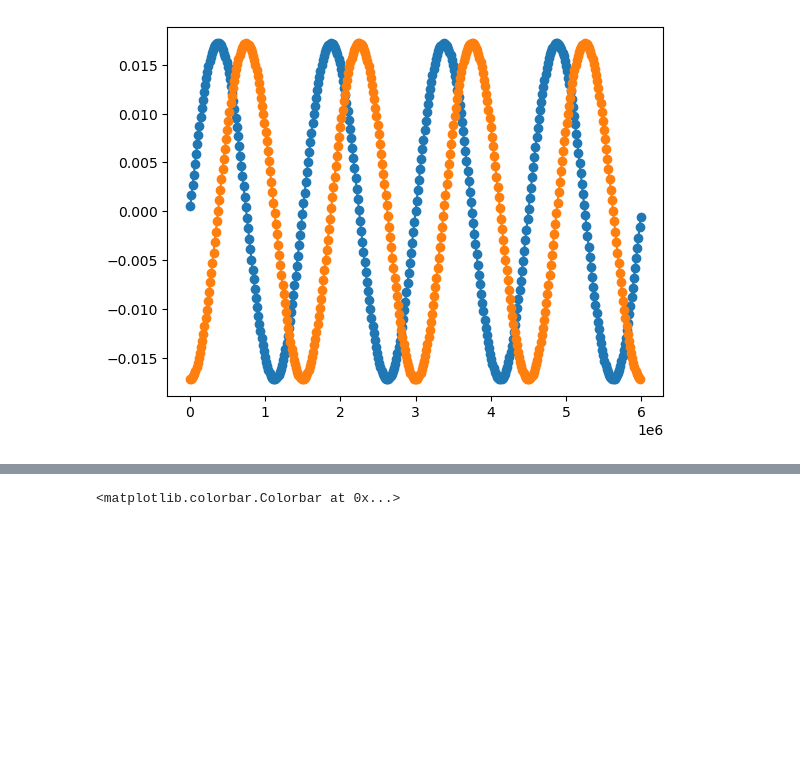
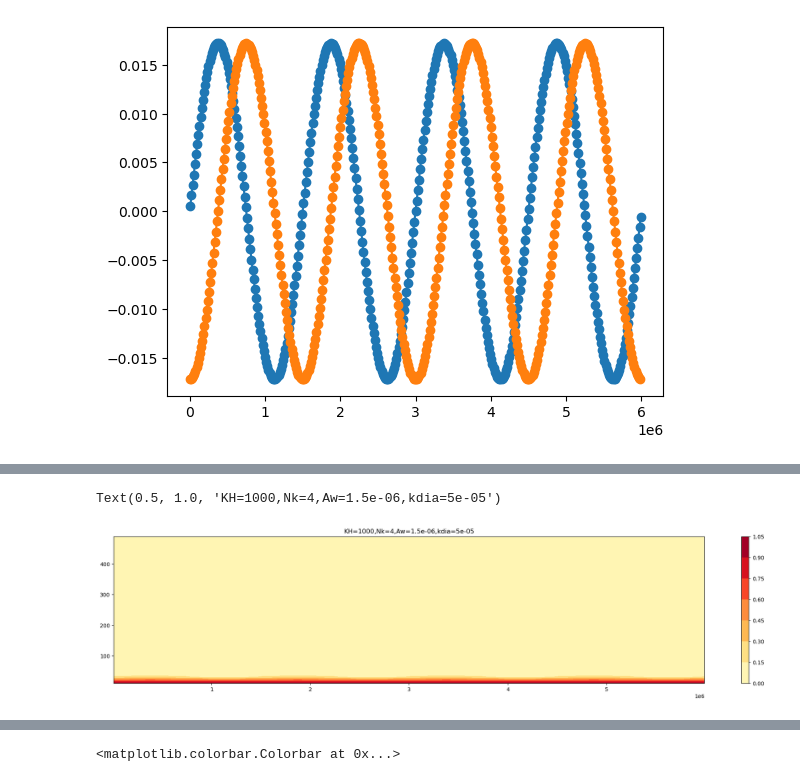
Before and after one commit to anthony-meza/test_age_framework, a Jupyter notebook: shear_dispersion.ipynb, the cells around one changed output, grey strips where cells are left out. Drawn from its saved outputs; the diff is of its cells as text; code cells hidden in the pictures; blank space fills up the shorter version.

```diff
--- a/shear_dispersion.ipynb
+++ b/shear_dispersion.ipynb
@@ -142,0 +159,79 @@ Text(0.5, 1.0, 'KH=1000,Nk=4,Aw=1.5e-06,kdia=5e-05')
+# %%
+Nyt=Ny-1
+Nzt=Nz-1
+v_basin_grid=v2d
+w_basin_grid=w2d
+
+kdia=5e-5
+kiso=1000
+
+#dt=86400*10#s
+#T=31104000*300#00#31104000*5000 #years->second
+dt=8640*2
+T0=86400*10
+T=T0
+Nt=T//dt
+#Nt=40000
+kiso=1000#-500#m2/s
+#kv=kv0
+#kdia=0
+tracer=np.zeros([Nyt,Nzt])
+tracer[:,0]=tracer[:,0]+1
+#tracer[0,:]=np.linspace(0,400*31104000,Nz)
+tracer_source=np.ones([Nyt,Nzt])*0
+tracer_yface=np.zeros([Nyt,Nzt])
+tracer_zface=np.zeros([Nyt,Nzt])
+grad_y=np.zeros([Nyt,Nzt])
+grad_z=np.zeros([Nyt,Nzt])
+advy_1=np.zeros([Nyt,Nzt])
+advy_2=np.zeros([Nyt,Nzt])
+advz_1=np.zeros([Nyt,Nzt])
+advz_2=np.zeros([Nyt,Nzt])
+##write a 2D solver here
+
+#Age in shear flow
+for it in range(0,Nt):
+    ##advection: using centered 2nd order scheme
+    #tracer_yface[1:,:]=(tracer[:-1,:]+tracer[1:,:])/2 #v surface is at the negative(south) side of the t grid
+    #advy=v_basin_grid*tracer_yface
+    #tracer_zface[:,:-1]=(tracer[:,:-1]+tracer[:,1:])/2 #w surface is at the top of t grid
+
+    #advection:upwind
+    #advy is on the negative side of t grid
+    #advy_1: contribution from the negative side of t grid
+    advy_1[1:,:]=np.where(v_basin_grid[1:,:]>0, tracer[:-1,:]*v_basin_grid[1:,:],0)
+    advy_1[0,:]=np.where(v_basin_grid[0,:]>0, tracer[-1,:]*v_basin_grid[0,:],0)
+    #advy_2: contribution from the positive side of t grid
+    advy_2=np.where(v_basin_grid<0, tracer*v_basin_grid,0)
+    advy=advy_1+advy_2
+    #advz is on the top side of the t grid
+    #advz_1: contribution from the bottom side of t grid
+    advz_1=np.where(w_basin_grid>0,tracer*w_basin_grid,0)
+    #advz_2:contribution from the top side of t grid
+    advz_2[:,1:]=np.where(w_basin_grid[:,1:]<0,tracer[:,:-1]*w_basin_grid[:,1:],0)
+    advz=advz_1+advz_2
+
+    grad_y[1:,:]=(tracer[1:,:]-tracer[:-1,:])/dy
+    grad_y[0,:]=(tracer[0,:]-tracer[-1,:])/dy
+    grad_z[:,1:]=(tracer[:,1:]-tracer[:,:-1])/dz #w grid is on the upper Z surface
+
+    diffy=-kiso*grad_y
+    diffz=-kdia*grad_z
+
+    fluxy=advy+diffy
+    fluxz=advz+diffz
+
+    tracertop=tracer[:,-1]
+    tracertop.shape=(Ny-1,1)
+    fluxy=np.vstack((fluxy,fluxy[0,:]))
+    fluxz=np.hstack((fluxz,0*kdia*tracertop/dz))
+    tracer[:,1:]=tracer[:,1:]+dt*((-fluxy[1:,1:]+fluxy[:-1,1:])/dy+(-fluxz[:,1:-1]+fluxz[:,2:])/(-dz)+tracer_source[:,1:])
+    tracer[:,1:]=tracer[:,1:]+dt*((-fluxy[1:,1:]+fluxy[:-1,1:])/dy+(-fluxz[:,1:-1]+fluxz[:,2:])/(-dz)+tracer_source[:,1:])
+
+plt.figure(figsize=(25,5))
+plt.contourf(ygridt,zgridt,tracer.T,cmap=plt.cm.YlOrRd)
+plt.colorbar()
+plt.title(f"KH={kiso},Nk={Nk},Aw={A},kdia={kdia}")
+# %% [output]
+Text(0.5, 1.0, 'KH=1000,Nk=4,Aw=1.5e-06,kdia=5e-05')
+[figure, added]
```
Also changed, not shown: parts of 11 cells of this notebook.
